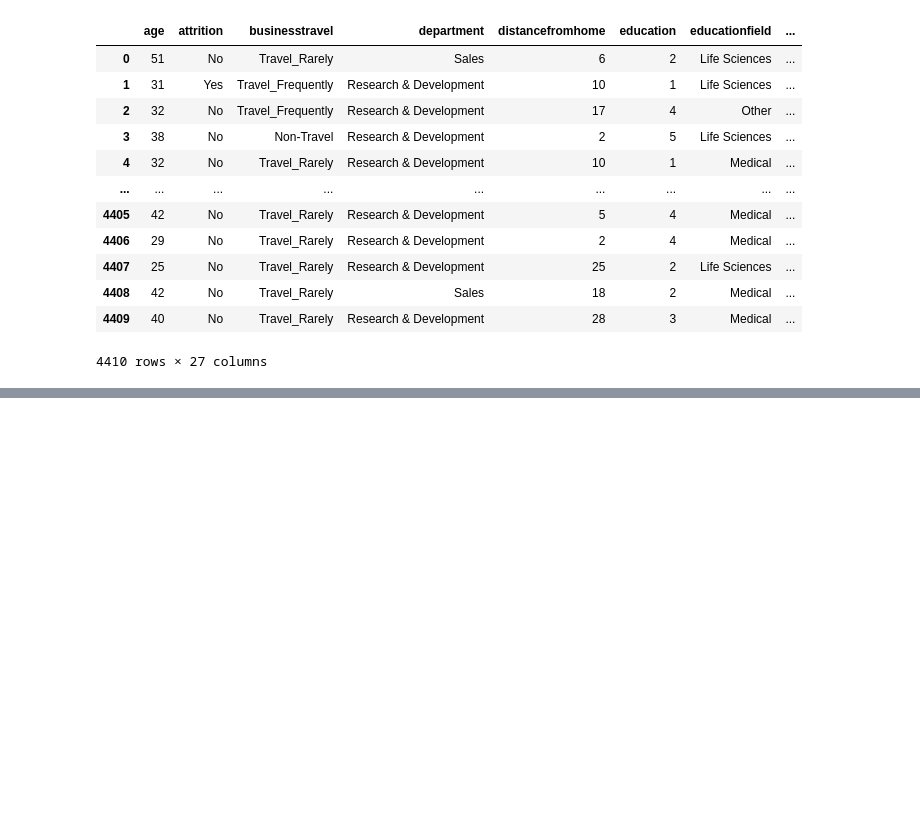
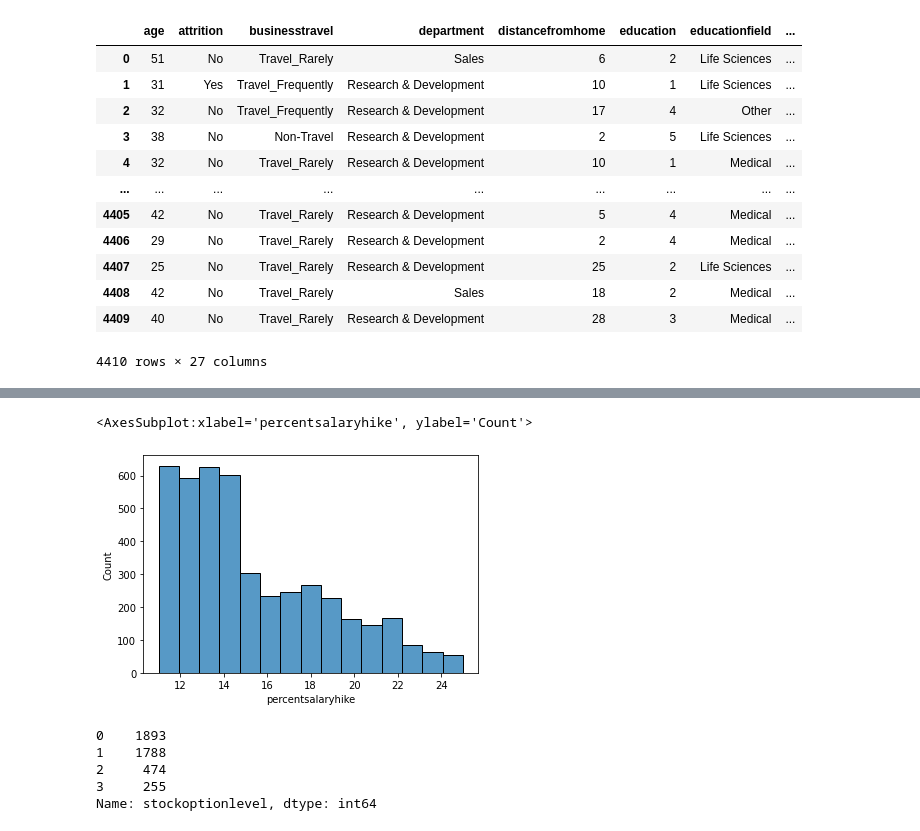
Before and after one commit to aparrarozo/Project_HR, a Jupyter notebook: HR analytics.ipynb, the cells around one changed output, grey strips where cells are left out. Drawn from its saved outputs; the diff is of its cells as text; code cells hidden in the pictures; blank space fills up the shorter version.

```diff
--- a/HR analytics.ipynb
+++ b/HR analytics.ipynb
@@ -571,0 +720,13 @@ general.to_csv('general_hr_data.csv')
+# %%
+sns.histplot(general['percentsalaryhike'],bins= 15)
+# %% [output]
+<AxesSubplot:xlabel='percentsalaryhike', ylabel='Count'>
+[figure, added]
+# %%
+general['stockoptionlevel'].value_counts()
+# %% [output]
+0    1893
+1    1788
+2     474
+3     255
+Name: stockoptionlevel, dtype: int64
```
Also changed, not shown: parts of 37 cells of this notebook.
